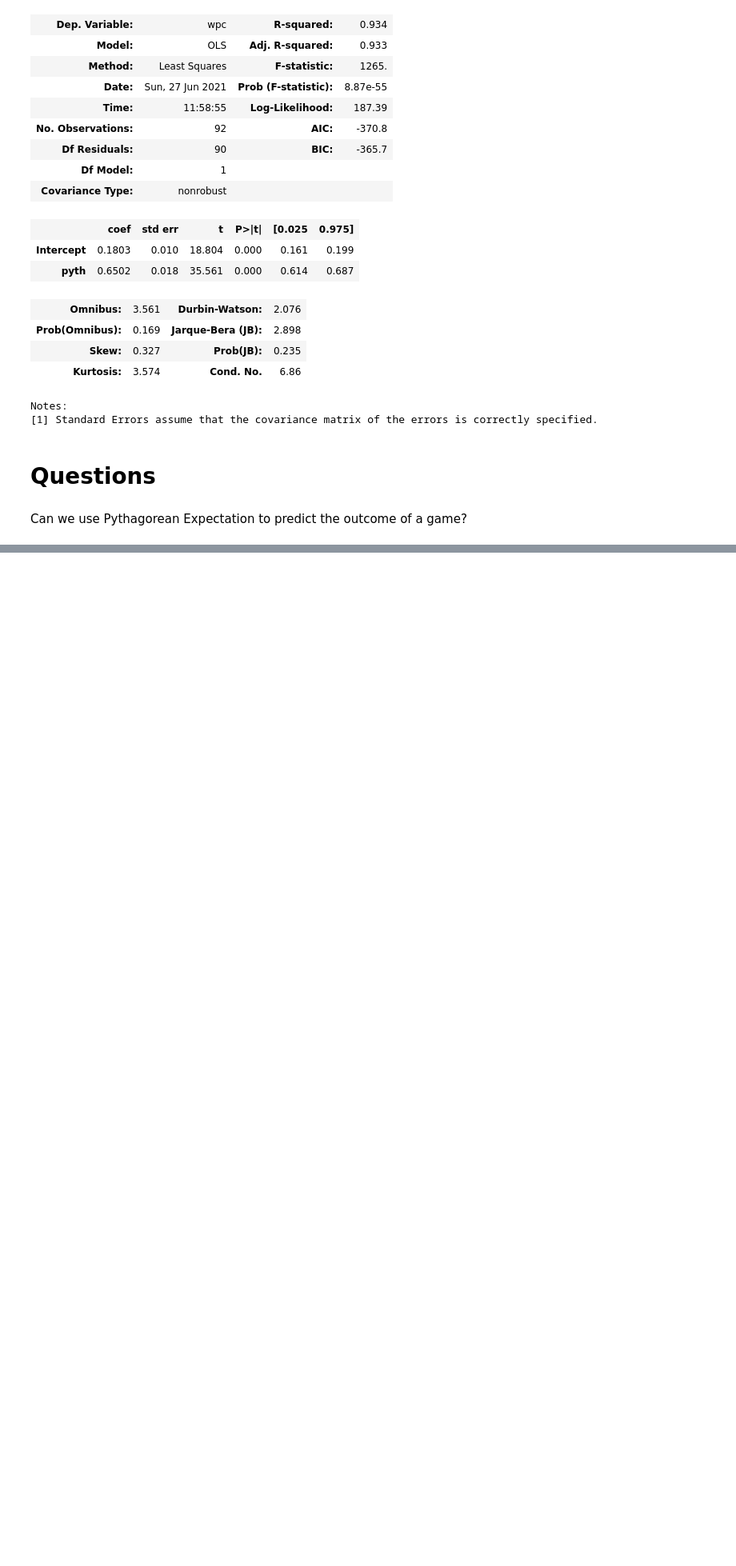
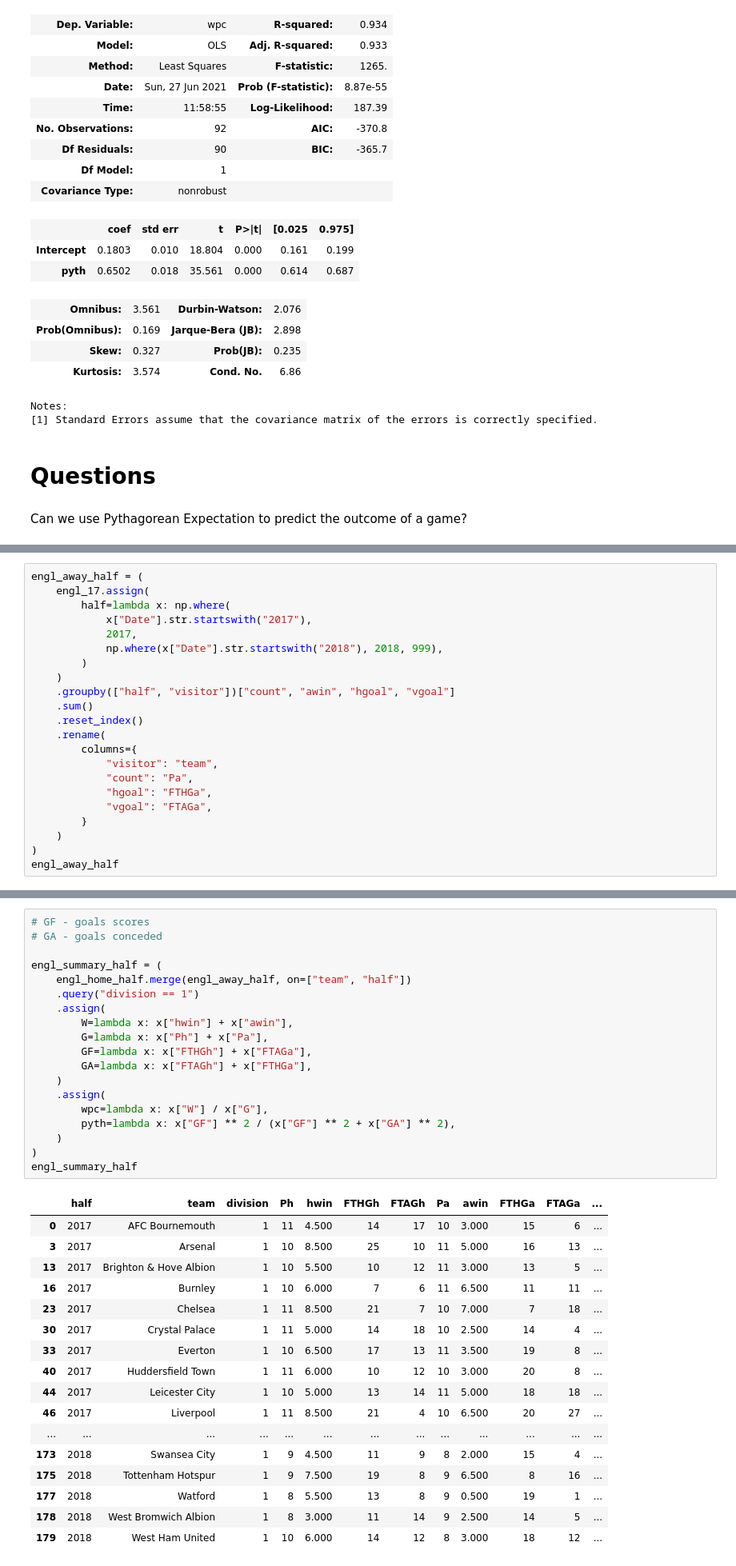
Before and after one commit to bartev/sporty, a Jupyter notebook: notebooks/04-pythag-expect-eng-football.ipynb, the cells around one changed output, grey strips where cells are left out. Shown: that part at 80% size. Cells and saved outputs as stored; diff of their text form; blank space fills up the shorter version.

```diff
--- a/notebooks/04-pythag-expect-eng-football.ipynb
+++ b/notebooks/04-pythag-expect-eng-football.ipynb
@@ -313,0 +451,22 @@ Can we use Pythagorean Expectation to predict the outcome of a game?
+# %%
+engl_away_half = (
+    engl_17.assign(
+        half=lambda x: np.where(
+            x["Date"].str.startswith("2017"),
+            2017,
+            np.where(x["Date"].str.startswith("2018"), 2018, 999),
+        )
+    )
+    .groupby(["half", "visitor"])["count", "awin", "hgoal", "vgoal"]
+    .sum()
+    .reset_index()
+    .rename(
+        columns={
+            "visitor": "team",
+            "count": "Pa",
+            "hgoal": "FTHGa",
+            "vgoal": "FTAGa",
+        }
+    )
+)
+engl_away_half
@@ -313,0 +491,37 @@ Can we use Pythagorean Expectation to predict the outcome of a game?
+# %%
+# GF - goals scores
+# GA - goals conceded
+
+engl_summary_half = (
+    engl_home_half.merge(engl_away_half, on=["team", "half"])
+    .query("division == 1")
+    .assign(
+        W=lambda x: x["hwin"] + x["awin"],
+        G=lambda x: x["Ph"] + x["Pa"],
+        GF=lambda x: x["FTHGh"] + x["FTAGa"],
+        GA=lambda x: x["FTAGh"] + x["FTHGa"],
+    )
+    .assign(
+        wpc=lambda x: x["W"] / x["G"],
+        pyth=lambda x: x["GF"] ** 2 / (x["GF"] ** 2 + x["GA"] ** 2),
+    )
+)
+engl_summary_half
+# %% [output]
+|  | half | team | division | Ph | hwin | FTHGh | FTAGh | Pa | awin | FTHGa | FTAGa | ... |
+| 0 | 2017 | AFC Bournemouth | 1 | 11 | 4.500 | 14 | 17 | 10 | 3.000 | 15 | 6 | ... |
+| 3 | 2017 | Arsenal | 1 | 10 | 8.500 | 25 | 10 | 11 | 5.000 | 16 | 13 | ... |
+| 13 | 2017 | Brighton & Hove Albion | 1 | 10 | 5.500 | 10 | 12 | 11 | 3.000 | 13 | 5 | ... |
+| 16 | 2017 | Burnley | 1 | 10 | 6.000 | 7 | 6 | 11 | 6.500 | 11 | 11 | ... |
+| 23 | 2017 | Chelsea | 1 | 11 | 8.500 | 21 | 7 | 10 | 7.000 | 7 | 18 | ... |
+| 30 | 2017 | Crystal Palace | 1 | 11 | 5.000 | 14 | 18 | 10 | 2.500 | 14 | 4 | ... |
+| 33 | 2017 | Everton | 1 | 10 | 6.500 | 17 | 13 | 11 | 3.500 | 19 | 8 | ... |
+| 40 | 2017 | Huddersfield Town | 1 | 11 | 6.000 | 10 | 12 | 10 | 3.000 | 20 | 8 | ... |
+| 44 | 2017 | Leicester City | 1 | 10 | 5.000 | 13 | 14 | 11 | 5.000 | 18 | 18 | ... |
+| 46 | 2017 | Liverpool | 1 | 11 | 8.500 | 21 | 4 | 10 | 6.500 | 20 | 27 | ... |
+| ... | ... | ... | ... | ... | ... | ... | ... | ... | ... | ... | ... | ... |
+| 173 | 2018 | Swansea City | 1 | 9 | 4.500 | 11 | 9 | 8 | 2.000 | 15 | 4 | ... |
+| 175 | 2018 | Tottenham Hotspur | 1 | 9 | 7.500 | 19 | 8 | 9 | 6.500 | 8 | 16 | ... |
+| 177 | 2018 | Watford | 1 | 8 | 5.500 | 13 | 8 | 9 | 0.500 | 19 | 1 | ... |
+| 178 | 2018 | West Bromwich Albion | 1 | 8 | 3.000 | 11 | 14 | 9 | 2.500 | 14 | 5 | ... |
+| 179 | 2018 | West Ham United | 1 | 10 | 6.000 | 14 | 12 | 8 | 3.000 | 18 | 12 | ... |
```
Also changed, not shown: parts of 15 cells of this notebook, 8 other files.
